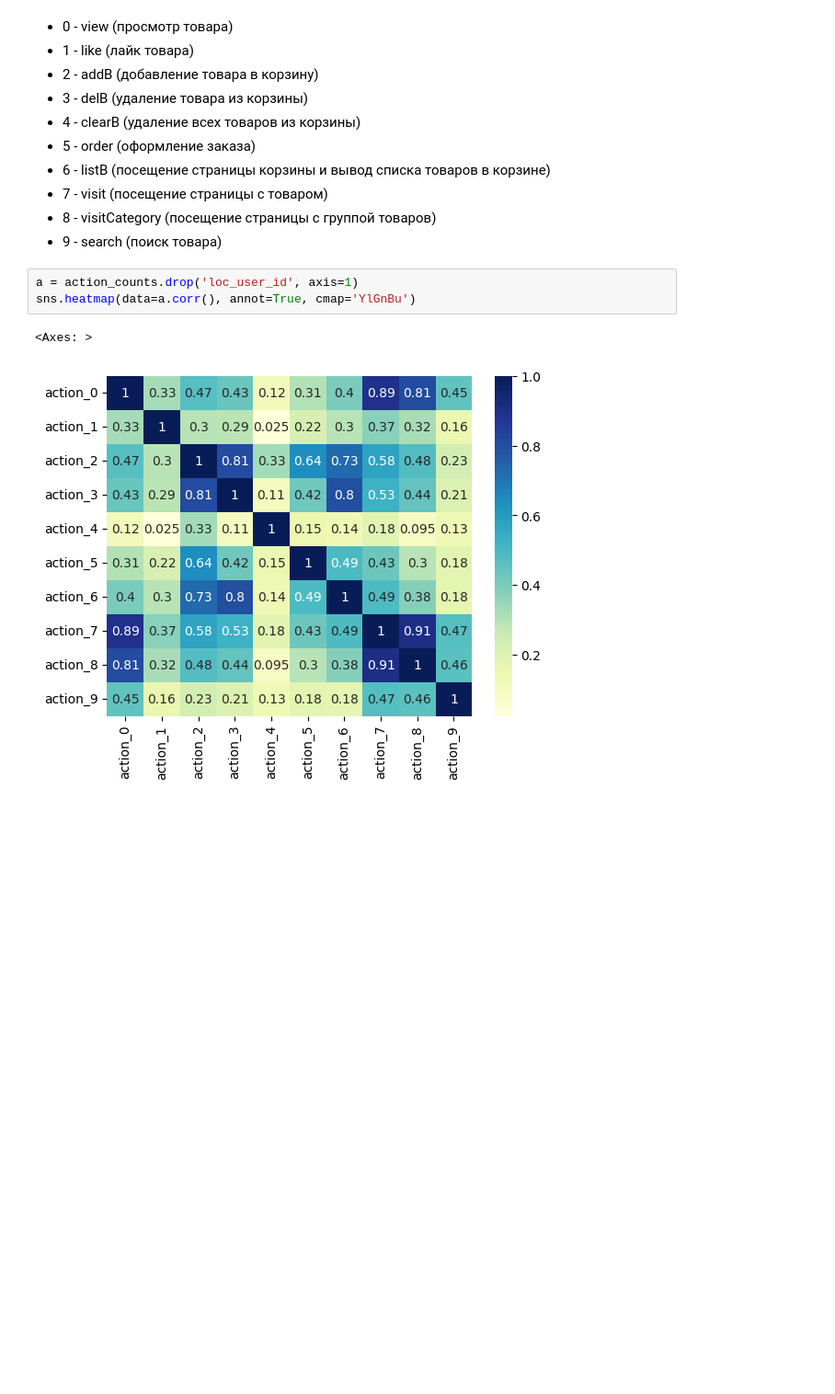
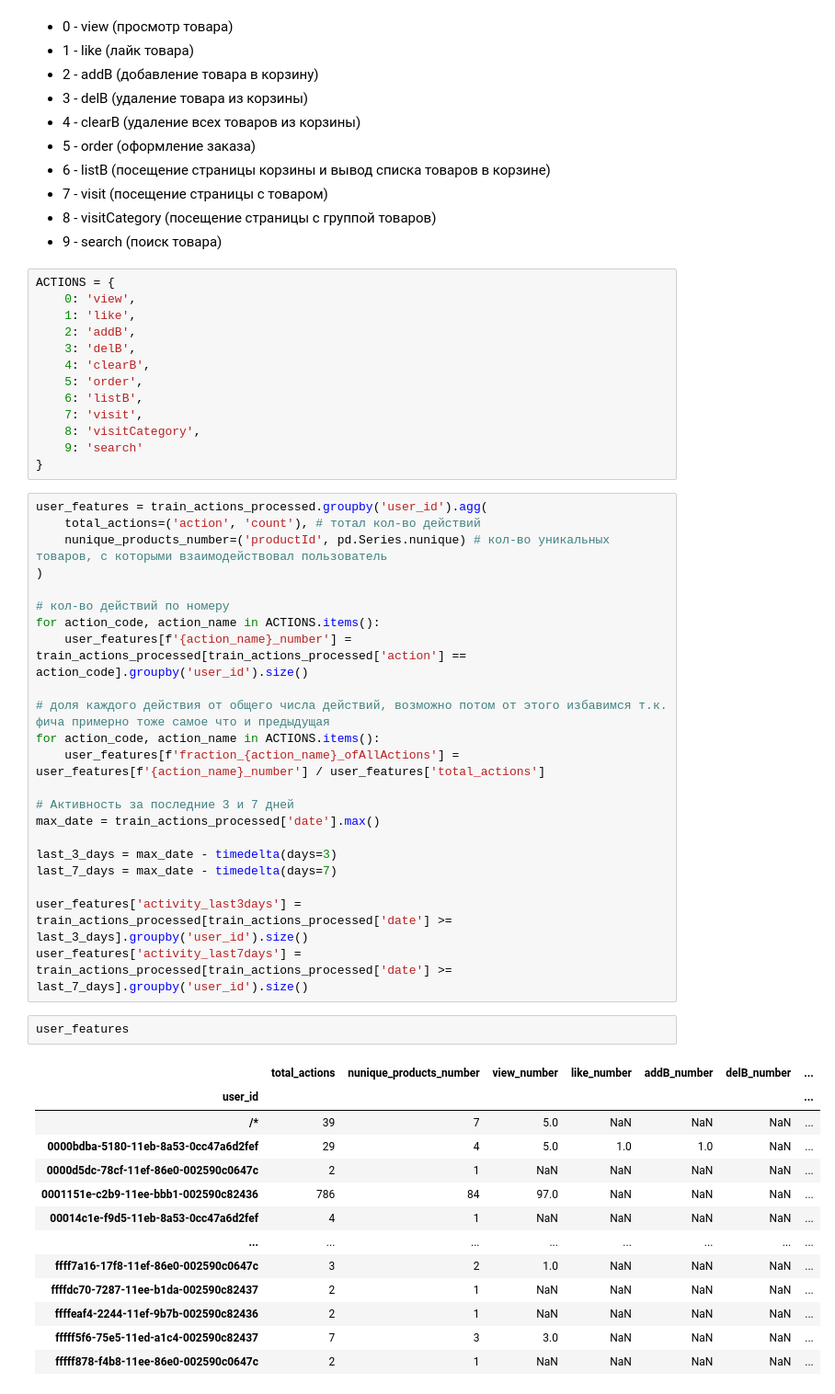
Before and after one commit to VVh1tey/kokoshack2024, a Jupyter notebook: notebooks/02_feature_engineering.ipynb, the cells around one changed output. Shown: that part at 92% size. Drawn from its saved outputs; the diff is of its cells as text; blank space fills up the shorter version.

Commit message:
ended user_features_v1 + userfeatures saved  + updated baseline

```diff
--- a/notebooks/02_feature_engineering.ipynb
+++ b/notebooks/02_feature_engineering.ipynb
@@ -99,9 +106,54 @@ action_coutns = action_counts.dropna()
 - 7 - visit (посещение страницы с товаром)
 - 8 - visitCategory (посещение страницы с группой товаров)
 - 9 - search (поиск товара)
-# %%
-a = action_counts.drop('loc_user_id', axis=1)
-sns.heatmap(data=a.corr(), annot=True, cmap='YlGnBu')
-# %% [output]
-<Axes: >
-[figure, removed]
+# %%
+ACTIONS = {
+    0: 'view',
+    1: 'like',
+    2: 'addB',
+    3: 'delB',
+    4: 'clearB',
+    5: 'order',
+    6: 'listB',
+    7: 'visit',
+    8: 'visitCategory',
+    9: 'search'
+}
+# %%
+user_features = train_actions_processed.groupby('user_id').agg(
+    total_actions=('action', 'count'), # тотал кол-во действий
+    nunique_products_number=('productId', pd.Series.nunique) # кол-во уникальных товаров, с которыми взаимодействовал пользователь
+)
+
+# кол-во действий по номеру
+for action_code, action_name in ACTIONS.items():
+    user_features[f'{action_name}_number'] = train_actions_processed[train_actions_processed['action'] == action_code].groupby('user_id').size()
+
+# доля каждого действия от общего числа действий, возможно потом от этого избавимся т.к. фича примерно тоже самое что и предыдущая
+for action_code, action_name in ACTIONS.items():
+    user_features[f'fraction_{action_name}_ofAllActions'] = user_features[f'{action_name}_number'] / user_features['total_actions']
+
+# Активность за последние 3 и 7 дней
+max_date = train_actions_processed['date'].max()
+
+last_3_days = max_date - timedelta(days=3)
+last_7_days = max_date - timedelta(days=7)
+
+user_features['activity_last3days'] = train_actions_processed[train_actions_processed['date'] >= last_3_days].groupby('user_id').size()
+user_features['activity_last7days'] = train_actions_processed[train_actions_processed['date'] >= last_7_days].groupby('user_id').size()
+# %%
+user_features
+# %% [output]
+|  | total_actions | nunique_products_number | view_number | like_number | addB_number | delB_number | ... |
+| user_id |  |  |  |  |  |  | ... |
+| /* | 39 | 7 | 5.0 | NaN | NaN | NaN | ... |
+| 0000bdba-5180-11eb-8a53-0cc47a6d2fef | 29 | 4 | 5.0 | 1.0 | 1.0 | NaN | ... |
+| 0000d5dc-78cf-11ef-86e0-002590c0647c | 2 | 1 | NaN | NaN | NaN | NaN | ... |
+| 0001151e-c2b9-11ee-bbb1-002590c82436 | 786 | 84 | 97.0 | NaN | NaN | NaN | ... |
+| 00014c1e-f9d5-11eb-8a53-0cc47a6d2fef | 4 | 1 | NaN | NaN | NaN | NaN | ... |
+| ... | ... | ... | ... | ... | ... | ... | ... |
+| ffff7a16-17f8-11ef-86e0-002590c0647c | 3 | 2 | 1.0 | NaN | NaN | NaN | ... |
+| ffffdc70-7287-11ee-b1da-002590c82437 | 2 | 1 | NaN | NaN | NaN | NaN | ... |
+| ffffeaf4-2244-11ef-9b7b-002590c82436 | 2 | 1 | NaN | NaN | NaN | NaN | ... |
+| fffff5f6-75e5-11ed-a1c4-002590c82437 | 7 | 3 | 3.0 | NaN | NaN | NaN | ... |
+| fffff878-f4b8-11ee-86e0-002590c0647c | 2 | 1 | NaN | NaN | NaN | NaN | ... |
```
Also changed, not shown: parts of 10 cells of this notebook, 3 other files.
